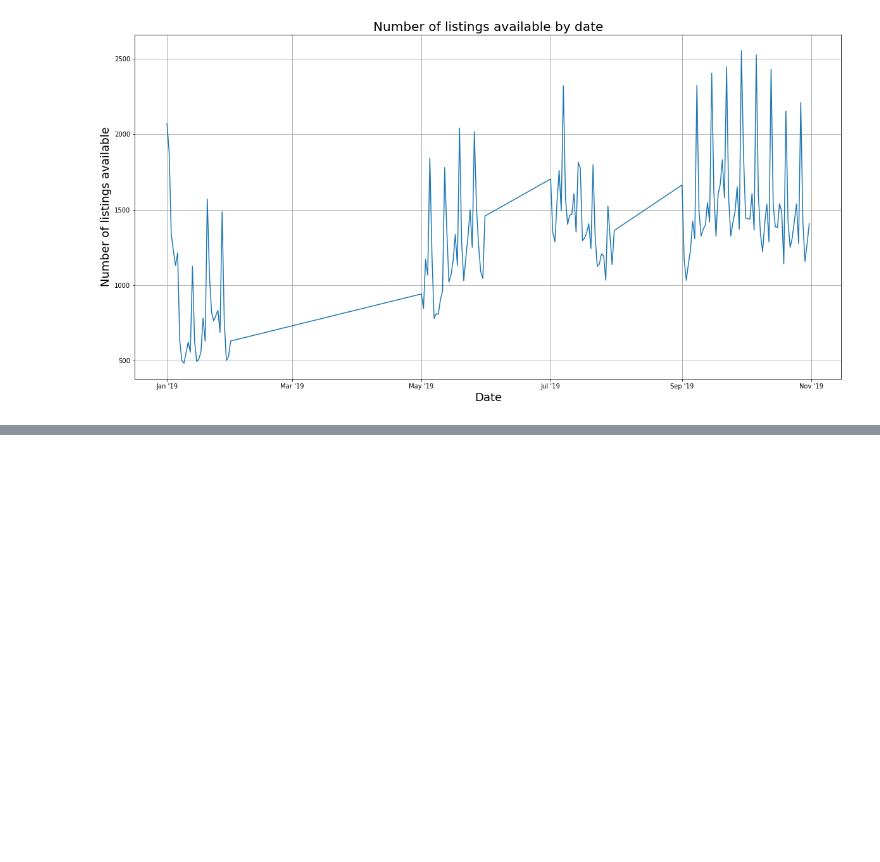
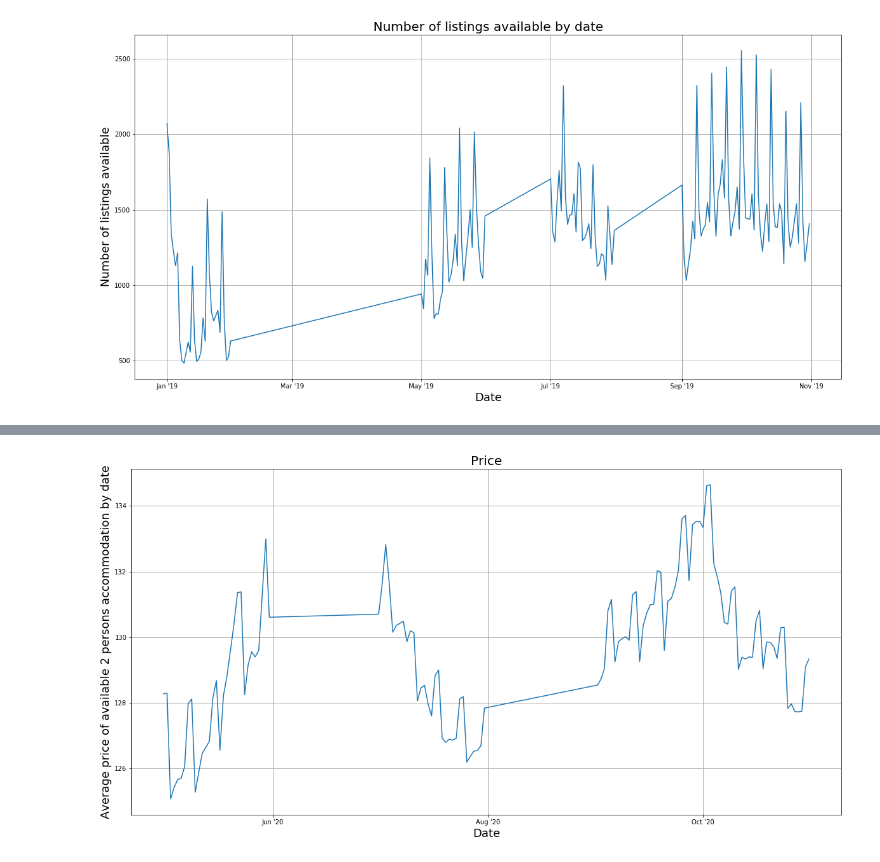
Before and after one commit to Abonia1/IA-School, a Jupyter notebook: Airbnb/PROJET AIRBNB ABONIA SOJASINGARAYAR .ipynb, the cells around one changed output, grey strips where cells are left out. Cells and saved outputs as stored; diff of their text form; code cells hidden in the pictures; blank space fills up the shorter version.

```diff
--- a/Airbnb/PROJET AIRBNB ABONIA SOJASINGARAYARV2.0.ipynb
+++ b/Airbnb/PROJET AIRBNB ABONIA SOJASINGARAYAR .ipynb
@@ -476,18 +453,18 @@ InvalidIndexError: Reindexing only valid with uniquely valued Index objects
 # %%
 #time vs listing
-start_date = '2019-01'
-end_date = '2019-12'
-mask = (reviews['date'] > start_date) & (reviews['date'] <= end_date)
+start_date = '2020-01'
+end_date = '2020-12'
+mask = (price['date'] > start_date) & (price['date'] <= end_date)
 
 
-df = reviews.loc[mask]
+df = price.loc[mask]
 df['Date'] = pd.to_datetime(df["date"])
 
 df=df[df['Date'].dt.month.isin([1,5, 7,9,10])]
 
 #type_df = review.groupby('listing_id').id.count()
-type_df =df[['listing_id','Date']].groupby('Date').count()
-type_df.reset_index(0, inplace=True)
+type_price =df[['price','Date']].groupby('Date').mean()
+type_price.reset_index(0, inplace=True)
 #type_df = type_df.reset_index()
 #type_df = type_df.rename(columns={'date': 'number_of_listings'})
-type_df
+type_price
@@ -494,16 +494,23 @@ type_df
 # %%
 from matplotlib.dates import MonthLocator, DateFormatter
-plt.plot(type_df['Date'],type_df['Price'])
+plt.plot(type_price['Date'],type_price['price'])
 
 ax = plt.gca()
+
 
 mnt = MonthLocator(bymonthday=1, interval=2)
 mnt_fmt = DateFormatter("%b '%y")
 ax.xaxis.set_major_locator(mnt)
 ax.xaxis.set_major_formatter(mnt_fmt)
 
-plt.ylabel('Number of listings available', fontsize=18)
+ax.grid( linestyle='-', linewidth=1)
+#ax.grid(color='r', linestyle='-', linewidth=2)
+
+plt.ylabel('Average price of available 2 persons accommodation by date', fontsize=18)
 plt.xlabel('Date', fontsize=18)
-ax.set_title('Number of listings available by date', fontsize=20)
-plt.figure(figsize=(20,10))
+ax.set_title('Price', fontsize=20)
+ax.figure.set_size_inches(20, 10)
+
 plt.show()
+# %% [output]
+[figure, added]
```
Also changed, not shown: parts of 19 cells of this notebook, 1 other file.
